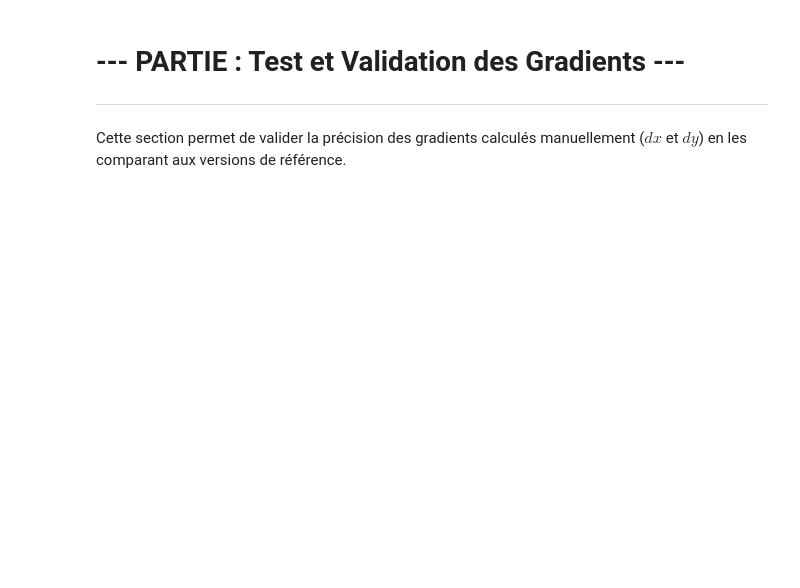
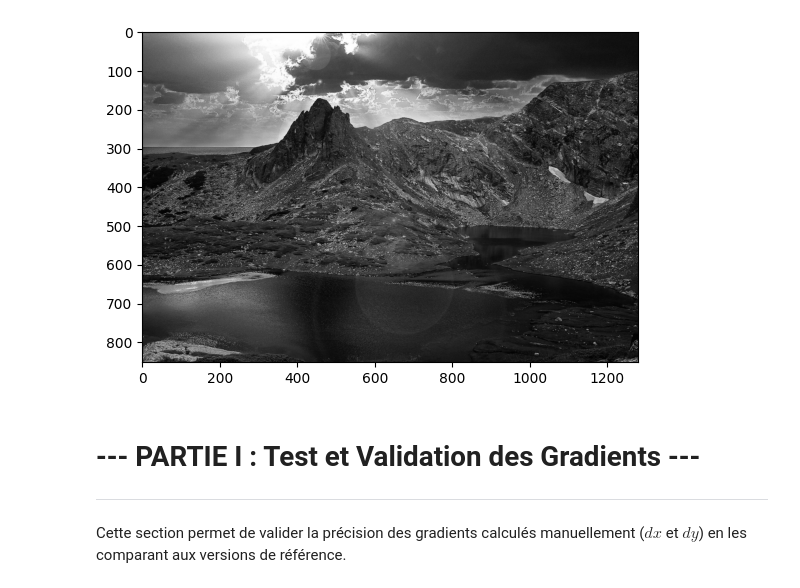
Before and after one commit to OiseauDesNuages/Projet_Image, a Jupyter notebook: projet.ipynb, the cells around one changed output. Saved outputs shown, nothing was run; the diff lists cells and outputs as text; code cells hidden in the pictures; blank space fills up the shorter version.

```diff
--- a/projet.ipynb
+++ b/projet.ipynb
@@ -6,21 +6,21 @@
 # %%
 import numpy as np
 import matplotlib.pyplot as plt
 import cv2
 from scipy.sparse import diags, eye
 from scipy.sparse.linalg import spsolve
 
 img_bgr = cv2.imread('mountain.jpg')
 img_rgb = cv2.cvtColor(img_bgr, cv2.COLOR_BGR2RGB)
+img_gray = cv2.cvtColor(img_bgr, cv2.COLOR_BGR2GRAY)
+img_gray = img_gray.astype(np.float32)/255.0
 
-img_gray = cv2.cvtColor(img_bgr, cv2.COLOR_BGR2GRAY)
-img_gray = img_gray.astype(float)
-gray_vector = img_gray.flatten()
-
-
-nb_lignes, nb_colonnes, nb_couleur = img_rgb.shape
+plt.imshow(img_gray, cmap='gray')
+plt.show()
+# %% [output]
+[figure, added]
 # %% [markdown]
-# --- PARTIE : Test et Validation des Gradients ---
+# --- PARTIE I : Test et Validation des Gradients ---
 
 ---
 
```
Also changed, not shown: parts of 4 cells of this notebook, 1 other file.
